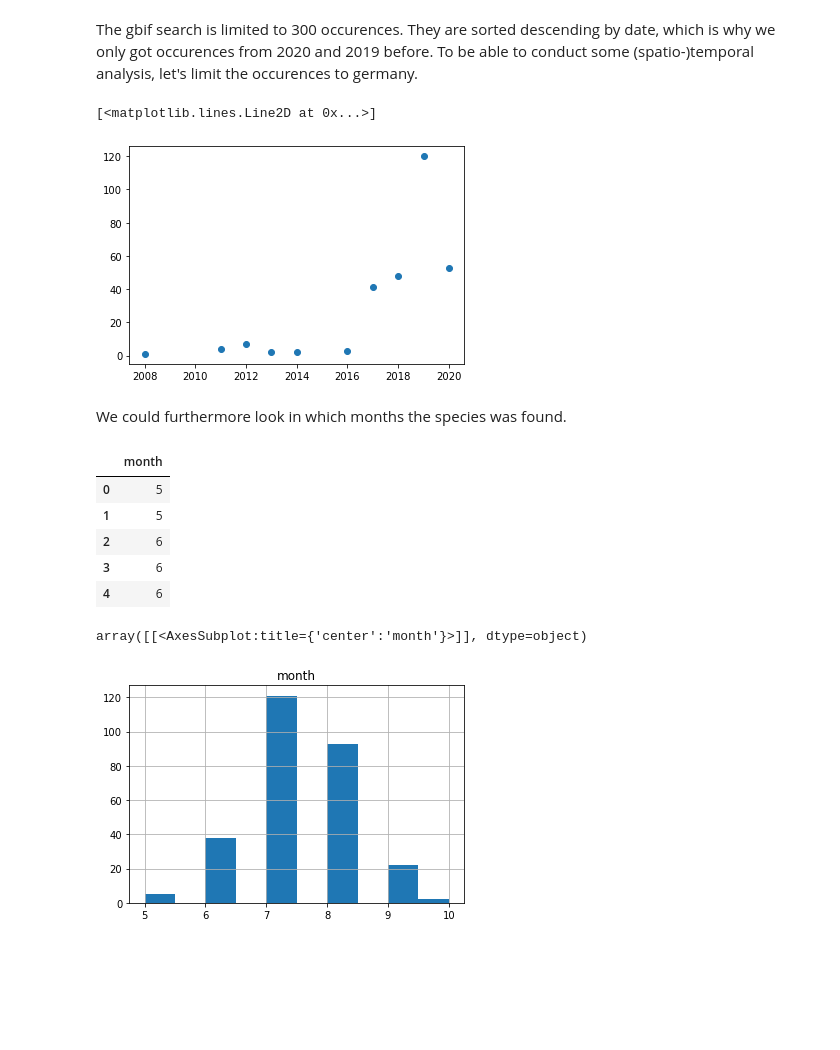
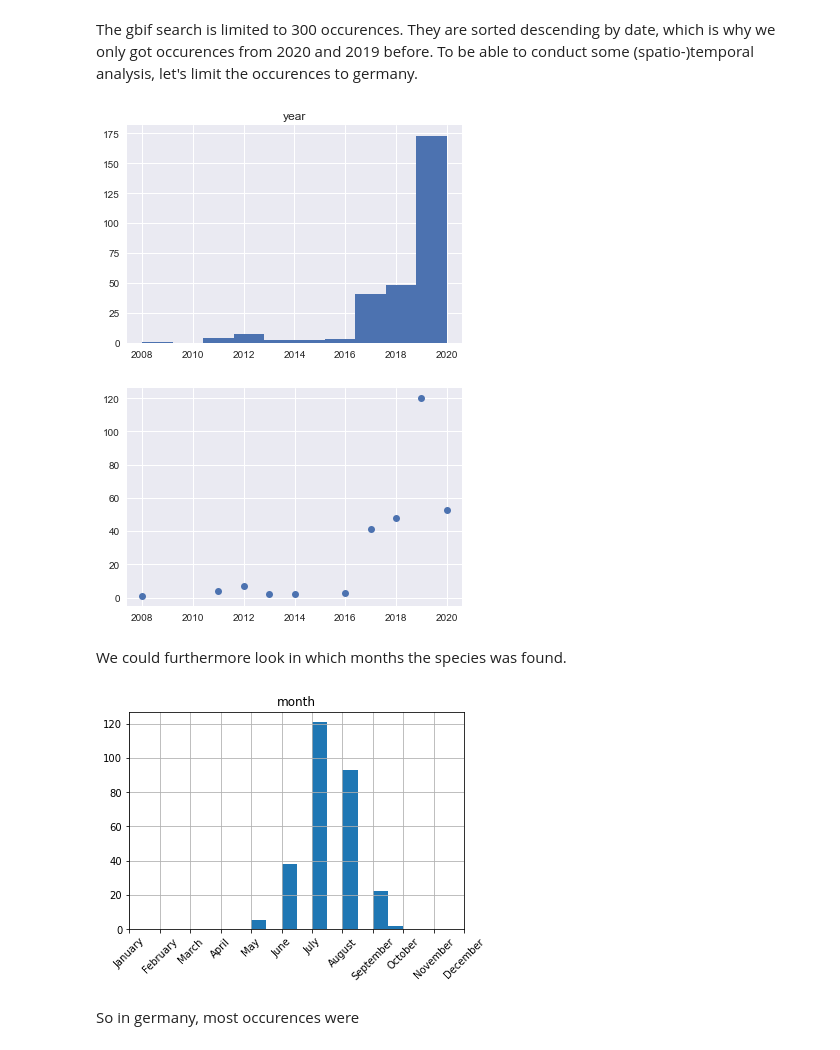
Before and after one commit to han16nah/final_project-han16nah, a Jupyter notebook: gbif_analysis.ipynb, the cells around one changed output. Drawn from its saved outputs; the diff is of its cells as text; code cells hidden in the pictures; blank space fills up the shorter version.

Commit message:
added histogram for years of occurence

```diff
--- a/gbif_analysis.ipynb
+++ b/gbif_analysis.ipynb
@@ -16,5 +16,6 @@ import matplotlib.pyplot as plt
 from pygbif import occurrences as occ  # python client for the GBIF API
 from pygbif import maps
 import mplleaflet
+plt.style.use('seaborn')
 import geopandas as gpd
 %matplotlib inline
@@ -224,44 +221,25 @@ isodontia_occ_dict_ger = occ.search(scientificName='Isodontia mexicana', country
 gdf_isodontia_ger = occs_to_gdf(isodontia_occ_dict_ger)
 # %%
 isodontia_ger_date_df = pd.DataFrame(gdf_isodontia_ger['year'])
+isodontia_ger_date_df.hist()
 isodontia_ger_date_df['year'] = pd.to_datetime(isodontia_ger_date_df['year'], format='%Y')
+plt.show()
 year, number = np.unique(isodontia_ger_date_df, return_counts=True)
-plt.plot_date(year, number)
+plt.plot_date(year, number);
 # %% [output]
-[<matplotlib.lines.Line2D at 0x...>]
-[figure, old version]
+[figure, new version]
+[figure, added]
 # %% [markdown]
 We could furthermore look in which months the species was found.
 # %%
 isodontia_ger_month_df = pd.DataFrame(gdf_isodontia_ger['month'])
-# dictionary to replace the integers by month names
-month_names = {1 : 'January',
-        2 : 'February',
-        3 : 'March',
-        4 : 'April',
-        5 : 'May',
-        6 : 'June',
-        7 : 'July',
-        8 : 'August',
-        9 : 'September',
-        10 : 'October',
-        11 : 'November',
-        12 : 'December'
-       }
 month_nums = [1,2,3,4,5,6,7,8,9,10,11,12]
 month_names = ['January','February','March','April','May','June','July','August','September','October','November','December']
-#isodontia_ger_month_df['month_name'] = isodontia_ger_month_df.replace({'month' : month_names})
-isodontia_ger_month_df.head(ticks=month_nums, )
-# %% [output]
-|  | month |
-| 0 | 5 |
-| 1 | 5 |
-| 2 | 6 |
-| 3 | 6 |
-| 4 | 6 |
 # %%
 isodontia_ger_month_df.hist()
-plt.xticks(ticks = )
+plt.xticks(ticks=month_nums, labels=month_names, rotation=45)
+plt.show()
 # %% [output]
-array([[<AxesSubplot:title={'center':'month'}>]], dtype=object)
-[figure, old version]
+[figure, new version]
+# %% [markdown]
+So in germany, most occurences were
```
Also changed, not shown: parts of 7 cells of this notebook.
